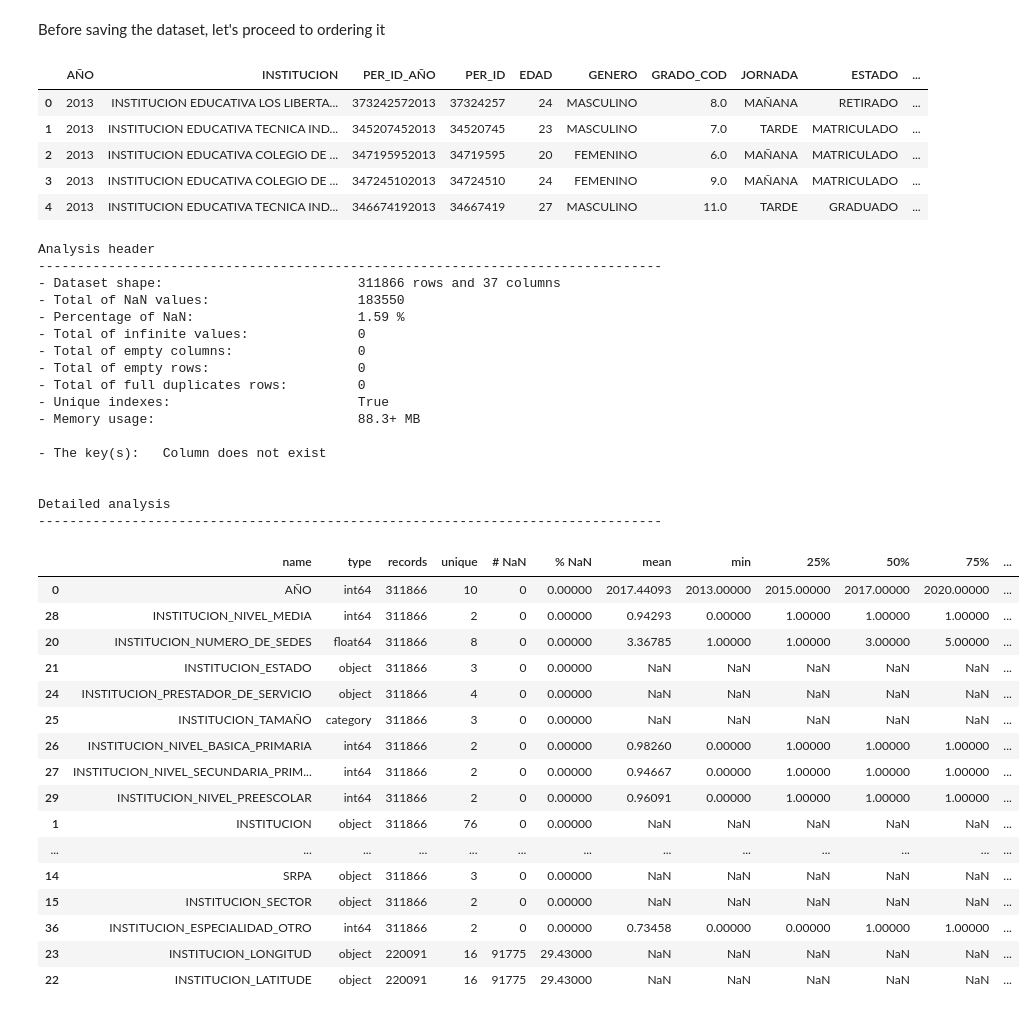
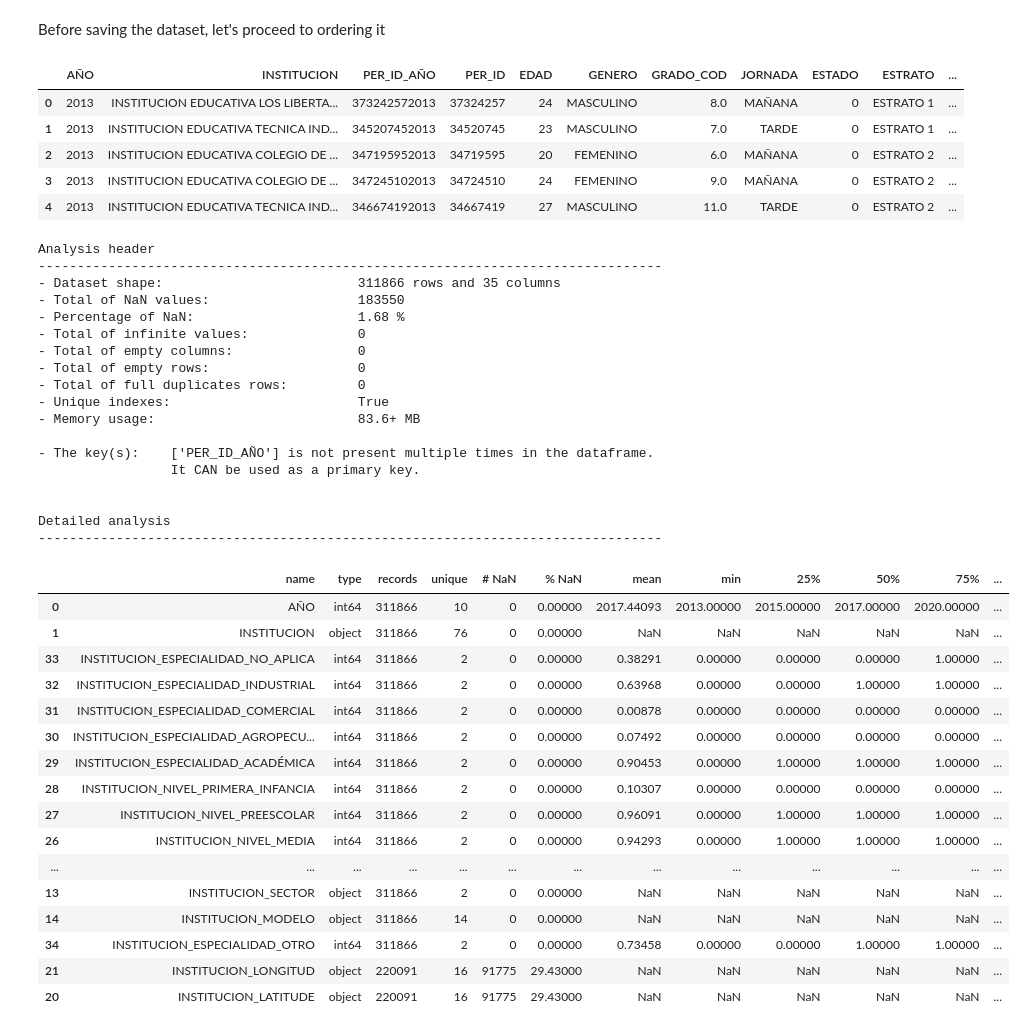
Before and after one commit to samirhinojosa/school-dropout-in-sogamoso, a Jupyter notebook: notebooks/school_dropout_cleaning.ipynb, the cells around one changed output. Cells and saved outputs as stored; diff of their text form; code cells hidden in the pictures.

Commit message:
updating cleaning

```diff
--- a/notebooks/school_dropout_cleaning.ipynb
+++ b/notebooks/school_dropout_cleaning.ipynb
@@ -1476,6 +1476,12 @@ df_states
 <div class="alert alert-block alert-success">
     <p>The feature <b>ESTADO_COMPLEJO</b> seems to be ok in comparison with the feature <b>ESTADO_SIMPLE</b></p>
 </div>
+# %%
+# Deleting the columns
+df_students.drop(columns=["ESTADO", "MOTIVO", "ESTADO_SIMPLE"], axis=1, inplace=True)
+
+# Updating column name
+df_students.rename(columns={"ESTADO_COMPLEJO" : "ESTADO"}, inplace=True)
 # %% [markdown]
 ### 5.4 School size per year
 # %% [markdown]
@@ -1587,51 +1591,52 @@ pd.set_option("display.max_rows", None)  # To show all rows in the dataset
 # %%
 df_students.head(5)
 # %% [output]
-|  | AÑO | INSTITUCION | PER_ID_AÑO | PER_ID | EDAD | GENERO | GRADO_COD | JORNADA | ESTADO | ... |
-| 0 | 2013 | INSTITUCION EDUCATIVA LOS LIBERTA... | 373242572013 | 37324257 | 24 | MASCULINO | 8.0 | MAÑANA | RETIRADO | ... |
-| 1 | 2013 | INSTITUCION EDUCATIVA TECNICA IND... | 345207452013 | 34520745 | 23 | MASCULINO | 7.0 | TARDE | MATRICULADO | ... |
-| 2 | 2013 | INSTITUCION EDUCATIVA COLEGIO DE ... | 347195952013 | 34719595 | 20 | FEMENINO | 6.0 | MAÑANA | MATRICULADO | ... |
-| 3 | 2013 | INSTITUCION EDUCATIVA COLEGIO DE ... | 347245102013 | 34724510 | 24 | FEMENINO | 9.0 | MAÑANA | MATRICULADO | ... |
-| 4 | 2013 | INSTITUCION EDUCATIVA TECNICA IND... | 346674192013 | 34667419 | 27 | MASCULINO | 11.0 | TARDE | GRADUADO | ... |
+|  | AÑO | INSTITUCION | PER_ID_AÑO | PER_ID | EDAD | GENERO | GRADO_COD | JORNADA | ESTADO | ESTRATO | ... |
+| 0 | 2013 | INSTITUCION EDUCATIVA LOS LIBERTA... | 373242572013 | 37324257 | 24 | MASCULINO | 8.0 | MAÑANA | 0 | ESTRATO 1 | ... |
+| 1 | 2013 | INSTITUCION EDUCATIVA TECNICA IND... | 345207452013 | 34520745 | 23 | MASCULINO | 7.0 | TARDE | 0 | ESTRATO 1 | ... |
+| 2 | 2013 | INSTITUCION EDUCATIVA COLEGIO DE ... | 347195952013 | 34719595 | 20 | FEMENINO | 6.0 | MAÑANA | 0 | ESTRATO 2 | ... |
+| 3 | 2013 | INSTITUCION EDUCATIVA COLEGIO DE ... | 347245102013 | 34724510 | 24 | FEMENINO | 9.0 | MAÑANA | 0 | ESTRATO 2 | ... |
+| 4 | 2013 | INSTITUCION EDUCATIVA TECNICA IND... | 346674192013 | 34667419 | 27 | MASCULINO | 11.0 | TARDE | 0 | ESTRATO 2 | ... |
 # %%
 pd.reset_option("display.max_columns")  # reset max of showing cols
 pd.reset_option("display.max_rows")  # reset max of showing rows
 # %%
-df_analysis(df_students, key_columns=["PER_ID_ANO"], analysis_type="complete")
+df_analysis(df_students, key_columns=["PER_ID_AÑO"], analysis_type="complete")
 # %% [output]
 Analysis header
 --------------------------------------------------------------------------------
-- Dataset shape:                         311866 rows and 37 columns
+- Dataset shape:                         311866 rows and 35 columns
 - Total of NaN values:                   183550
-- Percentage of NaN:                     1.59 %
+- Percentage of NaN:                     1.68 %
 - Total of infinite values:              0
 - Total of empty columns:                0
 - Total of empty rows:                   0
 - Total of full duplicates rows:         0
 - Unique indexes:                        True
-- Memory usage:                          88.3+ MB
+- Memory usage:                          83.6+ MB
 
-- The key(s):   Column does not exist
+- The key(s):    ['PER_ID_AÑO'] is not present multiple times in the dataframe.
+                 It CAN be used as a primary key.
 
 
 Detailed analysis
 --------------------------------------------------------------------------------
 |  | name | type | records | unique | # NaN | % NaN | mean | min | 25% | 50% | 75% | ... |
 | 0 | AÑO | int64 | 311866 | 10 | 0 | 0.00000 | 2017.44093 | 2013.00000 | 2015.00000 | 2017.00000 | 2020.00000 | ... |
-| 28 | INSTITUCION_NIVEL_MEDIA | int64 | 311866 | 2 | 0 | 0.00000 | 0.94293 | 0.00000 | 1.00000 | 1.00000 | 1.00000 | ... |
-| 20 | INSTITUCION_NUMERO_DE_SEDES | float64 | 311866 | 8 | 0 | 0.00000 | 3.36785 | 1.00000 | 1.00000 | 3.00000 | 5.00000 | ... |
-| 21 | INSTITUCION_ESTADO | object | 311866 | 3 | 0 | 0.00000 | NaN | NaN | NaN | NaN | NaN | ... |
-| 24 | INSTITUCION_PRESTADOR_DE_SERVICIO | object | 311866 | 4 | 0 | 0.00000 | NaN | NaN | NaN | NaN | NaN | ... |
-| 25 | INSTITUCION_TAMAÑO | category | 311866 | 3 | 0 | 0.00000 | NaN | NaN | NaN | NaN | NaN | ... |
-| 26 | INSTITUCION_NIVEL_BASICA_PRIMARIA | int64 | 311866 | 2 | 0 | 0.00000 | 0.98260 | 0.00000 | 1.00000 | 1.00000 | 1.00000 | ... |
-| 27 | INSTITUCION_NIVEL_SECUNDARIA_PRIM... | int64 | 311866 | 2 | 0 | 0.00000 | 0.94667 | 0.00000 | 1.00000 | 1.00000 | 1.00000 | ... |
-| 29 | INSTITUCION_NIVEL_PREESCOLAR | int64 | 311866 | 2 | 0 | 0.00000 | 0.96091 | 0.00000 | 1.00000 | 1.00000 | 1.00000 | ... |
 | 1 | INSTITUCION | object | 311866 | 76 | 0 | 0.00000 | NaN | NaN | NaN | NaN | NaN | ... |
+| 33 | INSTITUCION_ESPECIALIDAD_NO_APLICA | int64 | 311866 | 2 | 0 | 0.00000 | 0.38291 | 0.00000 | 0.00000 | 0.00000 | 1.00000 | ... |
+| 32 | INSTITUCION_ESPECIALIDAD_INDUSTRIAL | int64 | 311866 | 2 | 0 | 0.00000 | 0.63968 | 0.00000 | 0.00000 | 1.00000 | 1.00000 | ... |
+| 31 | INSTITUCION_ESPECIALIDAD_COMERCIAL | int64 | 311866 | 2 | 0 | 0.00000 | 0.00878 | 0.00000 | 0.00000 | 0.00000 | 0.00000 | ... |
+| 30 | INSTITUCION_ESPECIALIDAD_AGROPECU... | int64 | 311866 | 2 | 0 | 0.00000 | 0.07492 | 0.00000 | 0.00000 | 0.00000 | 0.00000 | ... |
+| 29 | INSTITUCION_ESPECIALIDAD_ACADÉMICA | int64 | 311866 | 2 | 0 | 0.00000 | 0.90453 | 0.00000 | 1.00000 | 1.00000 | 1.00000 | ... |
+| 28 | INSTITUCION_NIVEL_PRIMERA_INFANCIA | int64 | 311866 | 2 | 0 | 0.00000 | 0.10307 | 0.00000 | 0.00000 | 0.00000 | 0.00000 | ... |
+| 27 | INSTITUCION_NIVEL_PREESCOLAR | int64 | 311866 | 2 | 0 | 0.00000 | 0.96091 | 0.00000 | 1.00000 | 1.00000 | 1.00000 | ... |
+| 26 | INSTITUCION_NIVEL_MEDIA | int64 | 311866 | 2 | 0 | 0.00000 | 0.94293 | 0.00000 | 1.00000 | 1.00000 | 1.00000 | ... |
 | ... | ... | ... | ... | ... | ... | ... | ... | ... | ... | ... | ... | ... |
-| 14 | SRPA | object | 311866 | 3 | 0 | 0.00000 | NaN | NaN | NaN | NaN | NaN | ... |
-| 15 | INSTITUCION_SECTOR | object | 311866 | 2 | 0 | 0.00000 | NaN | NaN | NaN | NaN | NaN | ... |
-| 36 | INSTITUCION_ESPECIALIDAD_OTRO | int64 | 311866 | 2 | 0 | 0.00000 | 0.73458 | 0.00000 | 0.00000 | 1.00000 | 1.00000 | ... |
-| 23 | INSTITUCION_LONGITUD | object | 220091 | 16 | 91775 | 29.43000 | NaN | NaN | NaN | NaN | NaN | ... |
-| 22 | INSTITUCION_LATITUDE | object | 220091 | 16 | 91775 | 29.43000 | NaN | NaN | NaN | NaN | NaN | ... |
+| 13 | INSTITUCION_SECTOR | object | 311866 | 2 | 0 | 0.00000 | NaN | NaN | NaN | NaN | NaN | ... |
+| 14 | INSTITUCION_MODELO | object | 311866 | 14 | 0 | 0.00000 | NaN | NaN | NaN | NaN | NaN | ... |
+| 34 | INSTITUCION_ESPECIALIDAD_OTRO | int64 | 311866 | 2 | 0 | 0.00000 | 0.73458 | 0.00000 | 0.00000 | 1.00000 | 1.00000 | ... |
+| 21 | INSTITUCION_LONGITUD | object | 220091 | 16 | 91775 | 29.43000 | NaN | NaN | NaN | NaN | NaN | ... |
+| 20 | INSTITUCION_LATITUDE | object | 220091 | 16 | 91775 | 29.43000 | NaN | NaN | NaN | NaN | NaN | ... |
 # %%
 df_students.to_csv("datasets\df_students.csv", index=False)
```
Also changed, not shown: parts of 4 cells of this notebook, 2 other files.
